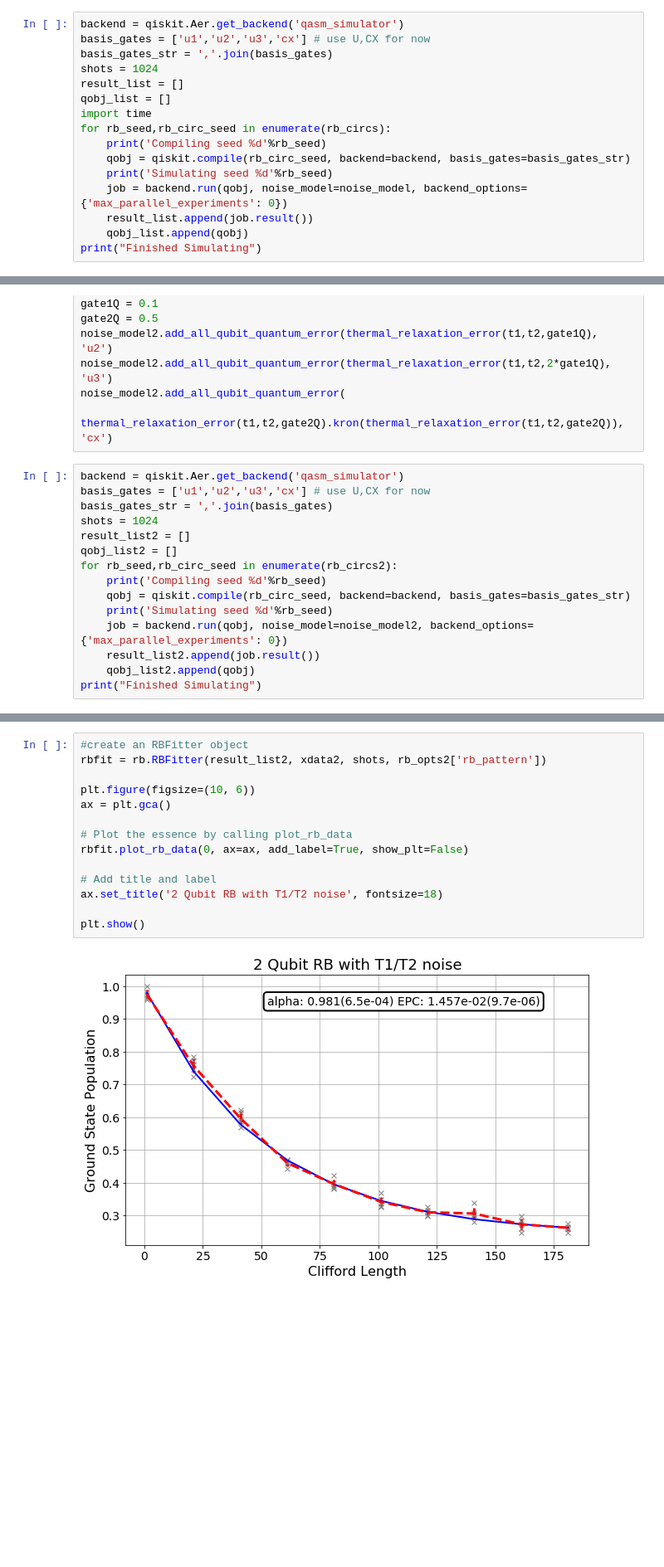
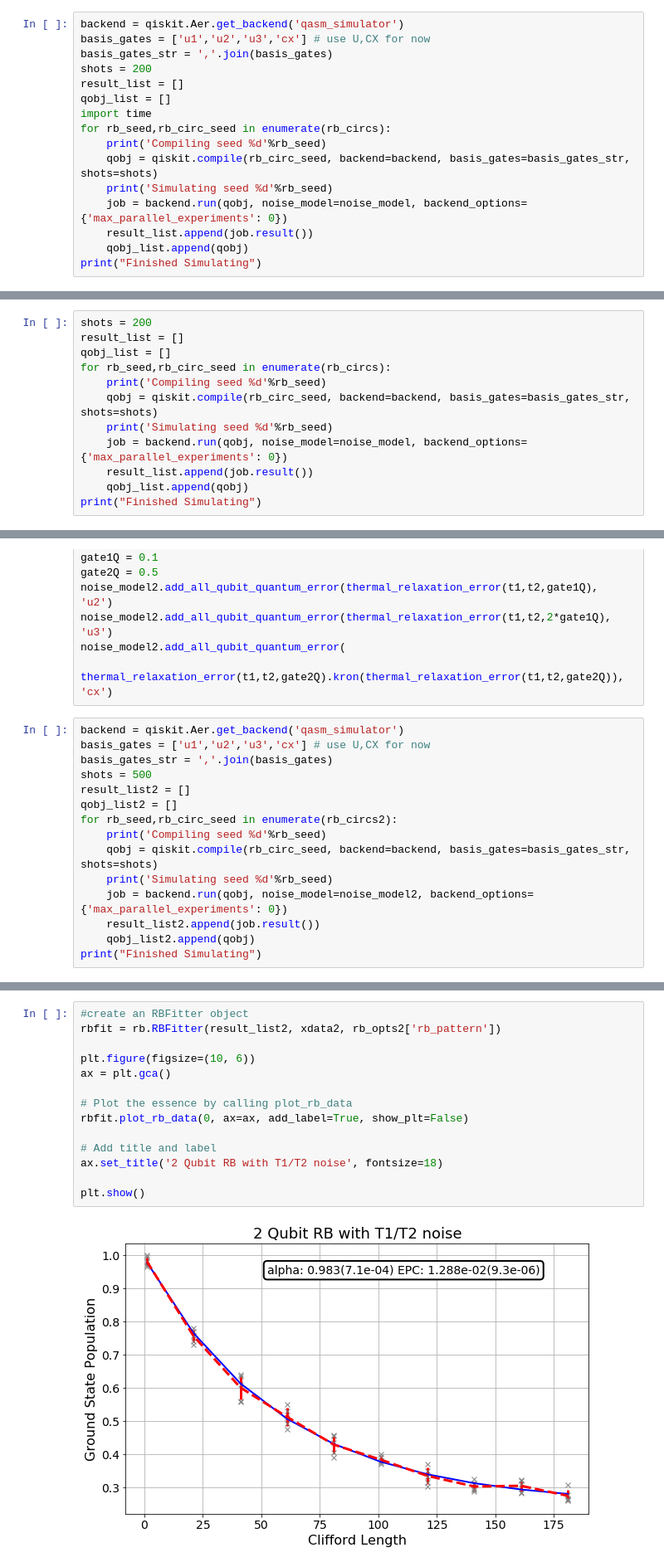
Before and after one commit to qiskit-community/qiskit-ignis, a Jupyter notebook: examples/randomized_benchmarking.ipynb, the cells around one changed output, grey strips where cells are left out. Shown at 83% size. Drawn from its saved outputs; the diff is of its cells as text; blank space fills up the shorter version.

Commit message:
Updates to RB, remove shots from Fitter, easier to add more seeds and datat to the fitter dynamically

```diff
--- a/examples/randomized_benchmarking.ipynb
+++ b/examples/randomized_benchmarking.ipynb
@@ -114,13 +106,13 @@ noise_model.add_all_qubit_quantum_error(depolarizing_error(p2Q, 2), 'cx')
 backend = qiskit.Aer.get_backend('qasm_simulator')
 basis_gates = ['u1','u2','u3','cx'] # use U,CX for now
 basis_gates_str = ','.join(basis_gates)
-shots = 1024
+shots = 200
 result_list = []
 qobj_list = []
 import time
 for rb_seed,rb_circ_seed in enumerate(rb_circs):
     print('Compiling seed %d'%rb_seed)
-    qobj = qiskit.compile(rb_circ_seed, backend=backend, basis_gates=basis_gates_str)
+    qobj = qiskit.compile(rb_circ_seed, backend=backend, basis_gates=basis_gates_str, shots=shots)
     print('Simulating seed %d'%rb_seed)
     job = backend.run(qobj, noise_model=noise_model, backend_options={'max_parallel_experiments': 0})
     result_list.append(job.result())
@@ -172,0 +179,12 @@ plt.show()
+# %%
+shots = 200
+result_list = []
+qobj_list = []
+for rb_seed,rb_circ_seed in enumerate(rb_circs):
+    print('Compiling seed %d'%rb_seed)
+    qobj = qiskit.compile(rb_circ_seed, backend=backend, basis_gates=basis_gates_str, shots=shots)
+    print('Simulating seed %d'%rb_seed)
+    job = backend.run(qobj, noise_model=noise_model, backend_options={'max_parallel_experiments': 0})
+    result_list.append(job.result())
+    qobj_list.append(qobj)
+print("Finished Simulating")
@@ -226,12 +276,12 @@ noise_model2.add_all_qubit_quantum_error(
 backend = qiskit.Aer.get_backend('qasm_simulator')
 basis_gates = ['u1','u2','u3','cx'] # use U,CX for now
 basis_gates_str = ','.join(basis_gates)
-shots = 1024
+shots = 500
 result_list2 = []
 qobj_list2 = []
 for rb_seed,rb_circ_seed in enumerate(rb_circs2):
     print('Compiling seed %d'%rb_seed)
-    qobj = qiskit.compile(rb_circ_seed, backend=backend, basis_gates=basis_gates_str)
+    qobj = qiskit.compile(rb_circ_seed, backend=backend, basis_gates=basis_gates_str, shots=shots)
     print('Simulating seed %d'%rb_seed)
     job = backend.run(qobj, noise_model=noise_model2, backend_options={'max_parallel_experiments': 0})
     result_list2.append(job.result())
@@ -240,19 +302,19 @@ print("Finished Simulating")
 # %%
 #create an RBFitter object
-rbfit = rb.RBFitter(result_list2, xdata2, shots, rb_opts2['rb_pattern'])
+rbfit = rb.RBFitter(result_list2, xdata2, rb_opts2['rb_pattern'])
 
 plt.figure(figsize=(10, 6))
 ax = plt.gca()
 
 # Plot the essence by calling plot_rb_data
 rbfit.plot_rb_data(0, ax=ax, add_label=True, show_plt=False)
 
 # Add title and label
 ax.set_title('2 Qubit RB with T1/T2 noise', fontsize=18)
 
 plt.show()
 # %% [output]
-[figure, old version]
+[figure, new version]
 # %%
 #Count the number of single and 2Q gates in the 2Q Cliffords
 gates_per_cliff = rb.rb_utils.gates_per_clifford(qobj_list2,xdata2[0],basis_gates,rb_opts2['rb_pattern'][0])
```
Also changed, not shown: parts of 17 cells of this notebook, 6 other files.
